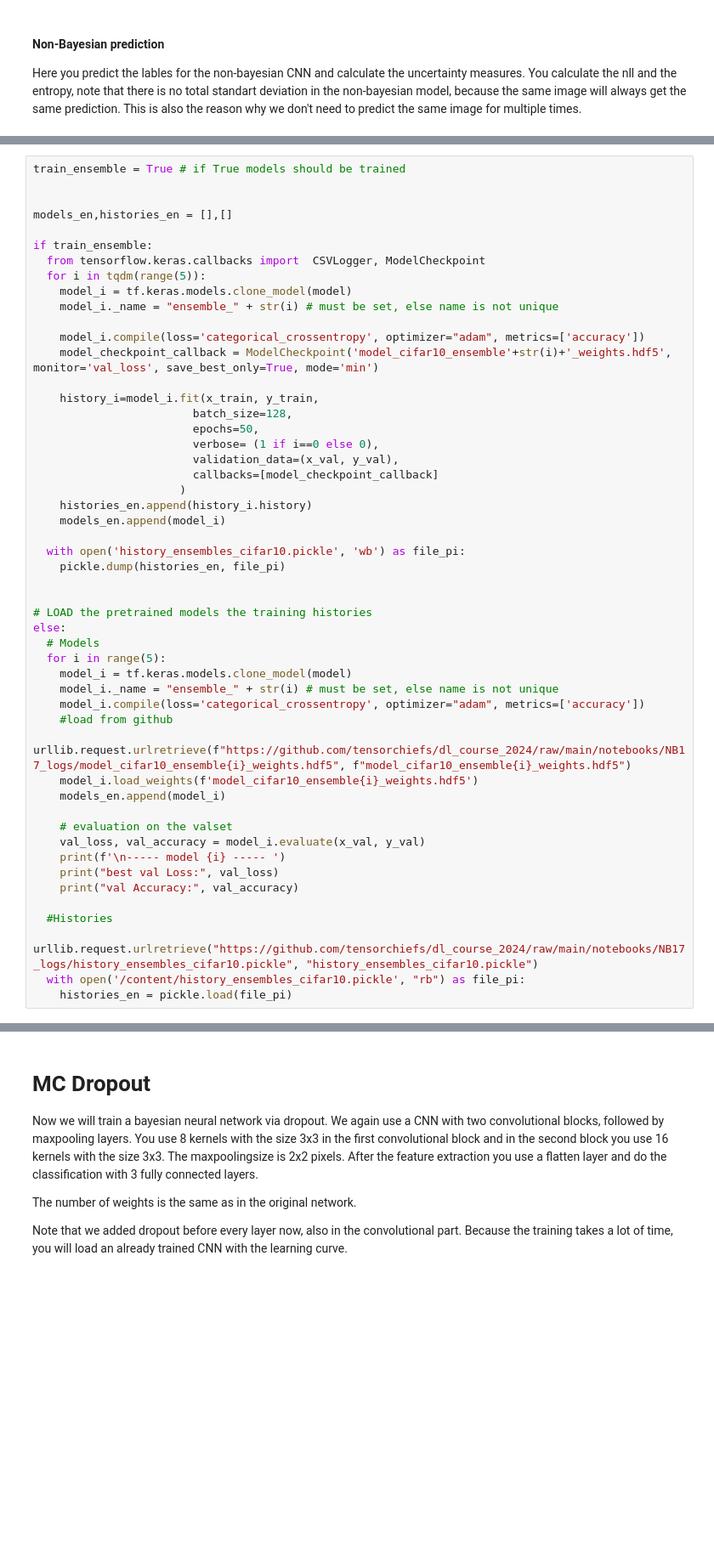
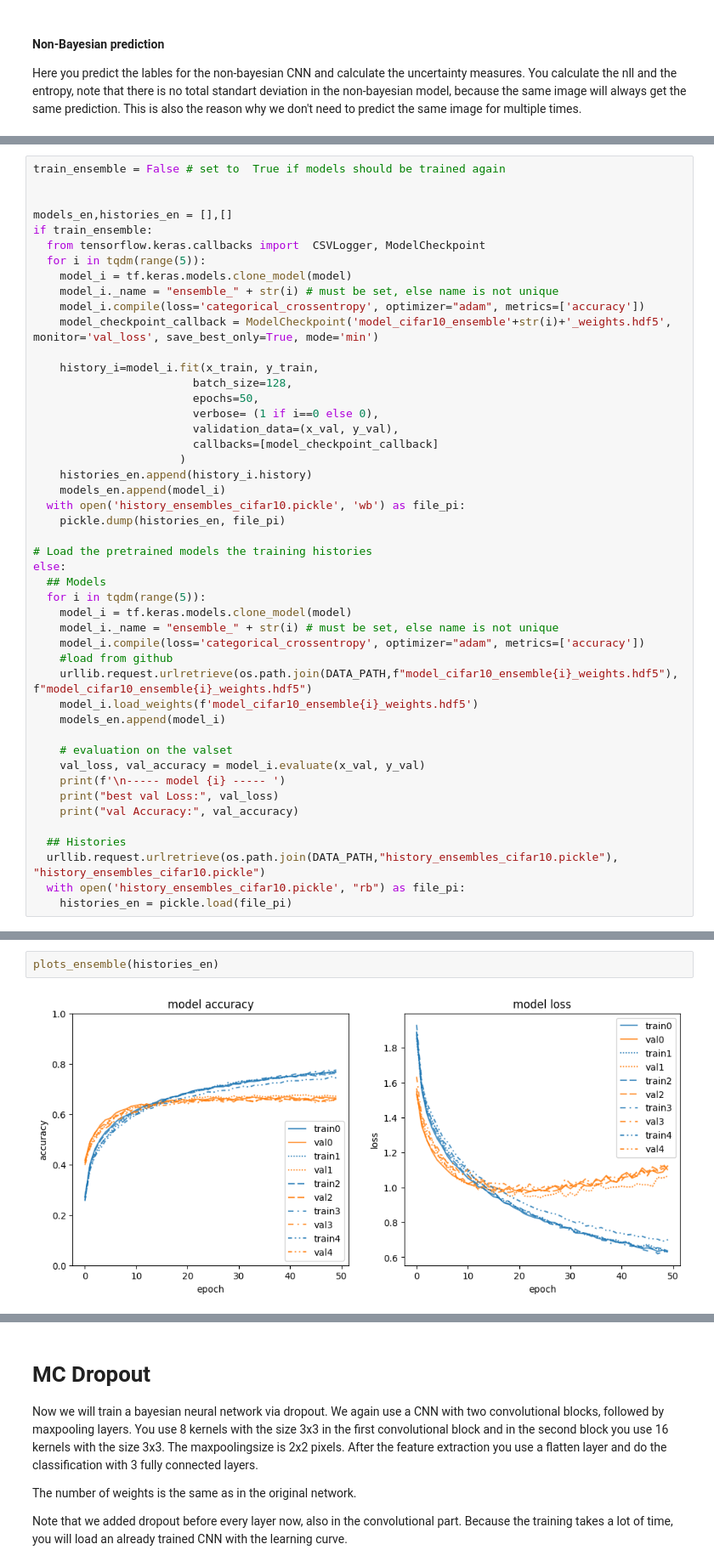
Before and after one commit to tensorchiefs/dl_course_2024, a Jupyter notebook: notebooks/17_cifar10_classification_mc_and_vi_sol.ipynb, the cells around one changed output, grey strips where cells are left out. Shown at 85% size. Cells and saved outputs as stored; diff of their text form; blank space fills up the shorter version.

```diff
--- a/notebooks/17_cifar10_classification_mc_and_vi_sol.ipynb
+++ b/notebooks/17_cifar10_classification_mc_and_vi_sol.ipynb
@@ -259,15 +561,13 @@ Note that we combine the 5 ensembles into one model by concatenating the output
 # %%
-train_ensemble = True # if True models should be trained
+train_ensemble = False # set to  True if models should be trained again
 
 
 models_en,histories_en = [],[]
-
 if train_ensemble:
   from tensorflow.keras.callbacks import  CSVLogger, ModelCheckpoint
   for i in tqdm(range(5)):
     model_i = tf.keras.models.clone_model(model)
     model_i._name = "ensemble_" + str(i) # must be set, else name is not unique
-
     model_i.compile(loss='categorical_crossentropy', optimizer="adam", metrics=['accuracy'])
     model_checkpoint_callback = ModelCheckpoint('model_cifar10_ensemble'+str(i)+'_weights.hdf5', monitor='val_loss', save_best_only=True, mode='min')
 
@@ -280,20 +580,18 @@ if train_ensemble:
                       )
     histories_en.append(history_i.history)
     models_en.append(model_i)
-
   with open('history_ensembles_cifar10.pickle', 'wb') as file_pi:
     pickle.dump(histories_en, file_pi)
 
-
-# LOAD the pretrained models the training histories
+# Load the pretrained models the training histories
 else:
-  # Models
-  for i in range(5):
+  ## Models
+  for i in tqdm(range(5)):
     model_i = tf.keras.models.clone_model(model)
     model_i._name = "ensemble_" + str(i) # must be set, else name is not unique
     model_i.compile(loss='categorical_crossentropy', optimizer="adam", metrics=['accuracy'])
     #load from github
-    urllib.request.urlretrieve(f"https://github.com/tensorchiefs/dl_course_2024/raw/main/notebooks/NB17_logs/model_cifar10_ensemble{i}_weights.hdf5", f"model_cifar10_ensemble{i}_weights.hdf5")
+    urllib.request.urlretrieve(os.path.join(DATA_PATH,f"model_cifar10_ensemble{i}_weights.hdf5"), f"model_cifar10_ensemble{i}_weights.hdf5")
     model_i.load_weights(f'model_cifar10_ensemble{i}_weights.hdf5')
     models_en.append(model_i)
 
@@ -303,8 +601,8 @@ else:
     print("best val Loss:", val_loss)
     print("val Accuracy:", val_accuracy)
 
-  #Histories
-  urllib.request.urlretrieve("https://github.com/tensorchiefs/dl_course_2024/raw/main/notebooks/NB17_logs/history_ensembles_cifar10.pickle", "history_ensembles_cifar10.pickle")
-  with open('/content/history_ensembles_cifar10.pickle', "rb") as file_pi:
+  ## Histories
+  urllib.request.urlretrieve(os.path.join(DATA_PATH,"history_ensembles_cifar10.pickle"), "history_ensembles_cifar10.pickle")
+  with open('history_ensembles_cifar10.pickle', "rb") as file_pi:
     histories_en = pickle.load(file_pi)
 # %% [output]
@@ -370,0 +628,4 @@ IndexError: list index out of range
+# %%
+plots_ensemble(histories_en)
+# %% [output]
+[figure, added]
```
Also changed, not shown: parts of 62 cells of this notebook.
